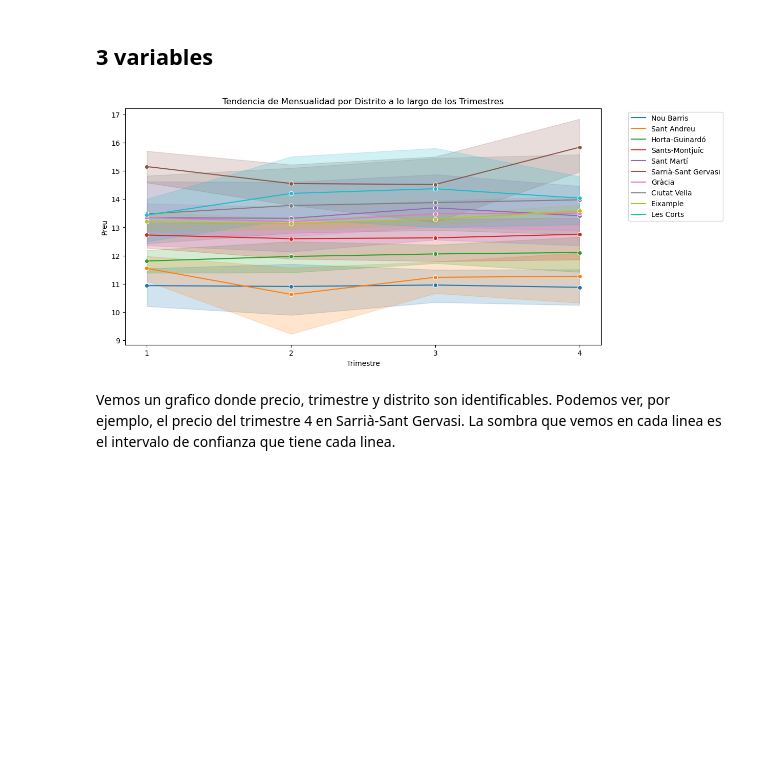
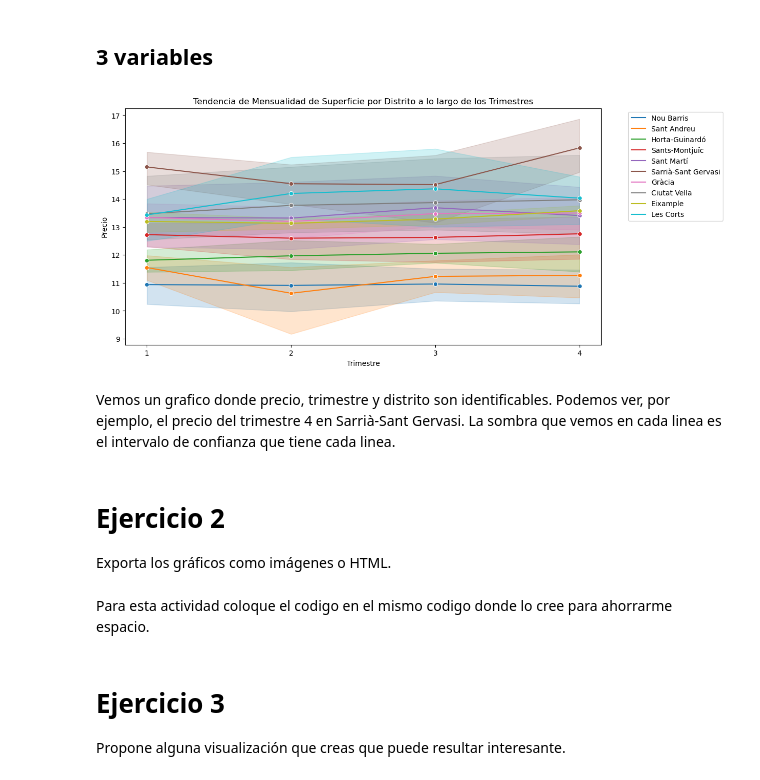
Before and after one commit to LeonBali3110/Sprint_4, a Jupyter notebook: M04 T01.ipynb, the cells around one changed output. Saved outputs shown, nothing was run; the diff lists cells and outputs as text; code cells hidden in the pictures; blank space fills up the shorter version.

```diff
--- a/M04 T01.ipynb
+++ b/M04 T01.ipynb
@@ -156,11 +175,21 @@ En este diagrama donde comparamos la mensualidad con los 4 trimestres la maxima
 # %%
 plt.figure(figsize=(12, 6))
 sns.lineplot(x='Trimestre', y='Preu', hue='Nom_Districte', marker='o', data=Aquiler)
 plt.legend(bbox_to_anchor=(1.05, 1), loc='upper left')
 plt.xticks(range(1, 5), labels=['1', '2', '3', '4'])
-plt.title('Tendencia de Mensualidad por Distrito a lo largo de los Trimestres')
+plt.ylabel('Precio')
+plt.title('Tendencia de Mensualidad de Superficie por Distrito a lo largo de los Trimestres')
+plt.savefig('lineplot.png', dpi=300, bbox_inches='tight')
 plt.show()
 # %% [output]
-[figure, old version]
+[figure, new version]
-# %% [markdown]
-Vemos un grafico donde precio, trimestre y distrito son identificables. Podemos ver, por ejemplo, el precio del trimestre 4 en Sarrià-Sant Gervasi. La sombra que vemos en cada linea es el intervalo de confianza que tiene cada linea.
+# %% [markdown]
+Vemos un grafico donde precio, trimestre y distrito son identificables. Podemos ver, por ejemplo, el precio del trimestre 4 en Sarrià-Sant Gervasi. La sombra que vemos en cada linea es el intervalo de confianza que tiene cada linea.
+# %% [markdown]
+# Ejercicio 2
+Exporta los gráficos como imágenes o HTML.
+# %% [markdown]
+Para esta actividad coloque el codigo en el mismo codigo donde lo cree para ahorrarme espacio.
+# %% [markdown]
+# Ejercicio 3
+Propone alguna visualización que creas que puede resultar interesante.
```
Also changed, not shown: parts of 14 cells of this notebook, 4 other files.
